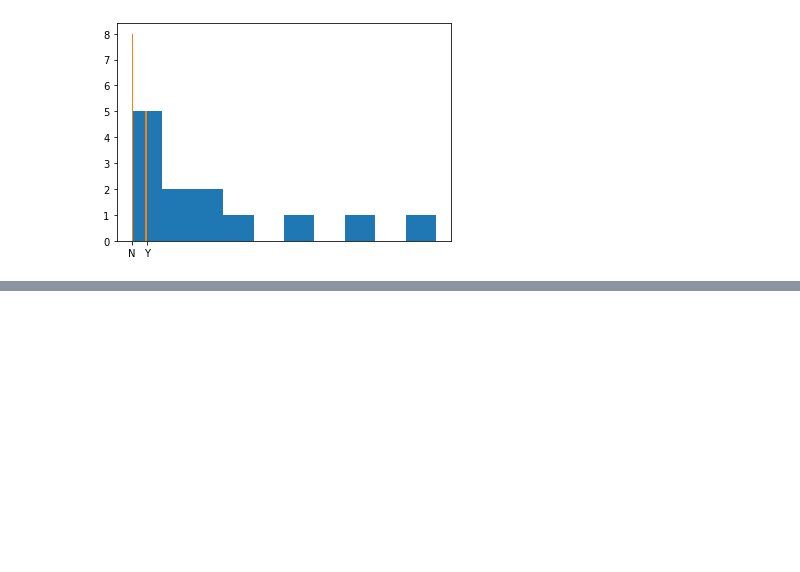
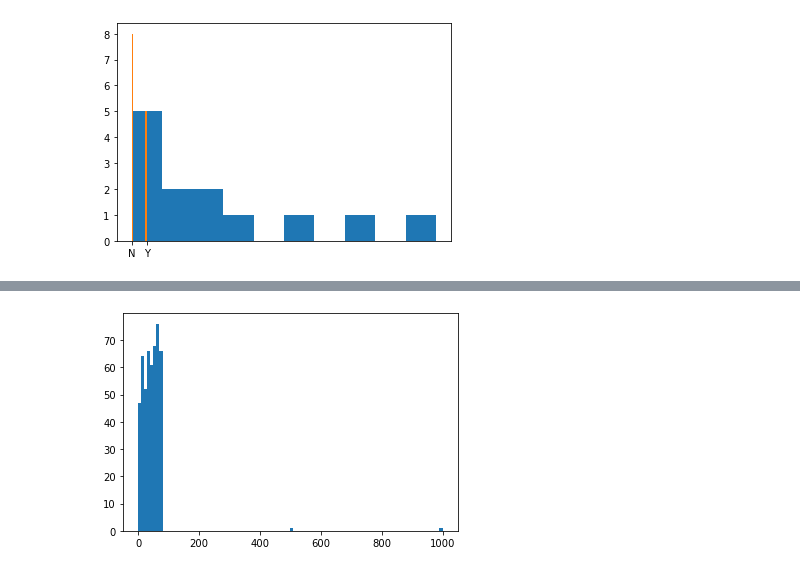
Before and after one commit to Hrithik1/Machine-Learning, a Jupyter notebook: Basics of ML.ipynb, the cells around one changed output, grey strips where cells are left out. Drawn from its saved outputs; the diff is of its cells as text; code cells hidden in the pictures; blank space fills up the shorter version.

```diff
--- a/Basics of ML.ipynb
+++ b/Basics of ML.ipynb
@@ -51,0 +157,5 @@ plt.show()
+# %%
+plt.hist(x,100)
+plt.show()
+# %% [output]
+[figure, added]
```
Also changed, not shown: parts of 18 cells of this notebook.
